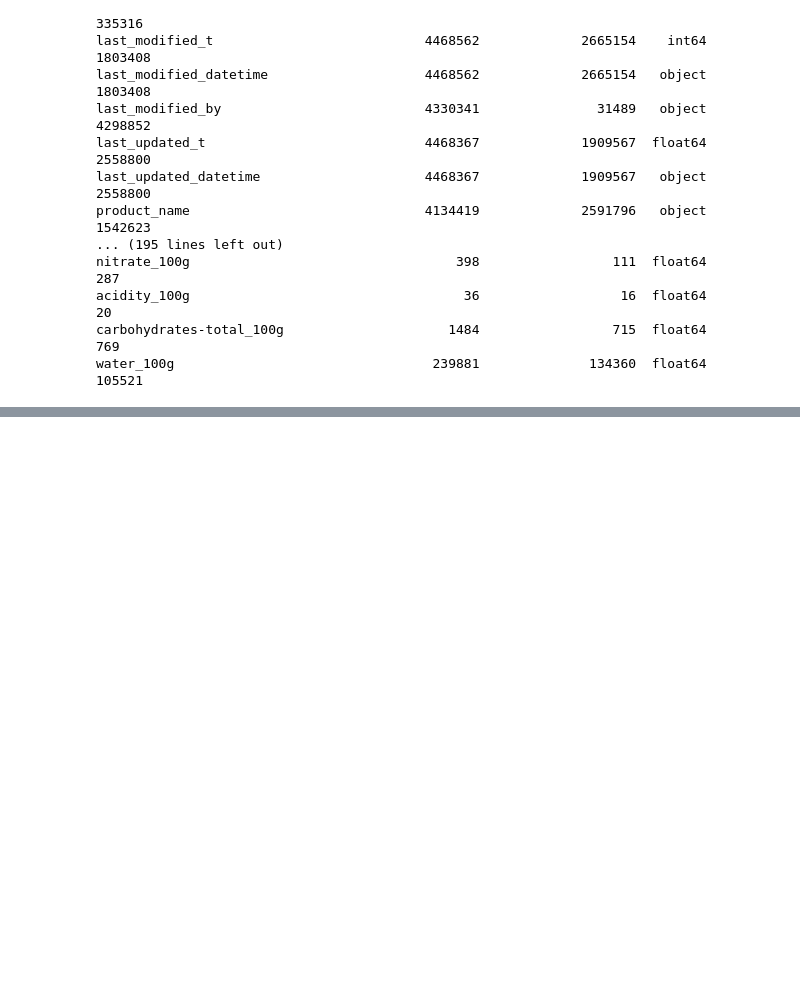
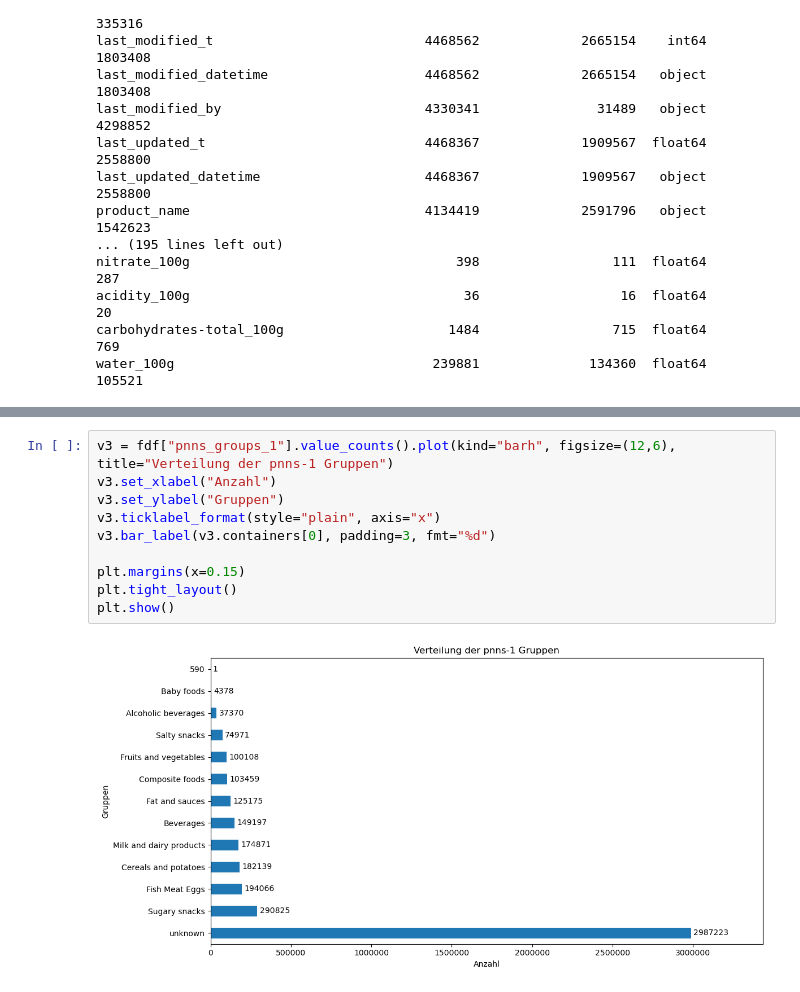
Before and after one commit to Memeloasele/Data-Science-Projekt, a Jupyter notebook: datenexploration.ipynb, the cells around one changed output, grey strips where cells are left out. Drawn from its saved outputs; the diff is of its cells as text; blank space fills up the shorter version.

```diff
--- a/datenexploration.ipynb
+++ b/datenexploration.ipynb
@@ -261,0 +326,12 @@ print(df[temp].dropna().sample(10))
+# %%
+v3 = fdf["pnns_groups_1"].value_counts().plot(kind="barh", figsize=(12,6), title="Verteilung der pnns-1 Gruppen")
+v3.set_xlabel("Anzahl")
+v3.set_ylabel("Gruppen")
+v3.ticklabel_format(style="plain", axis="x")
+v3.bar_label(v3.containers[0], padding=3, fmt="%d")
+
+plt.margins(x=0.15)
+plt.tight_layout()
+plt.show()
+# %% [output]
+[figure, added]
```
Also changed, not shown: parts of 17 cells of this notebook.
